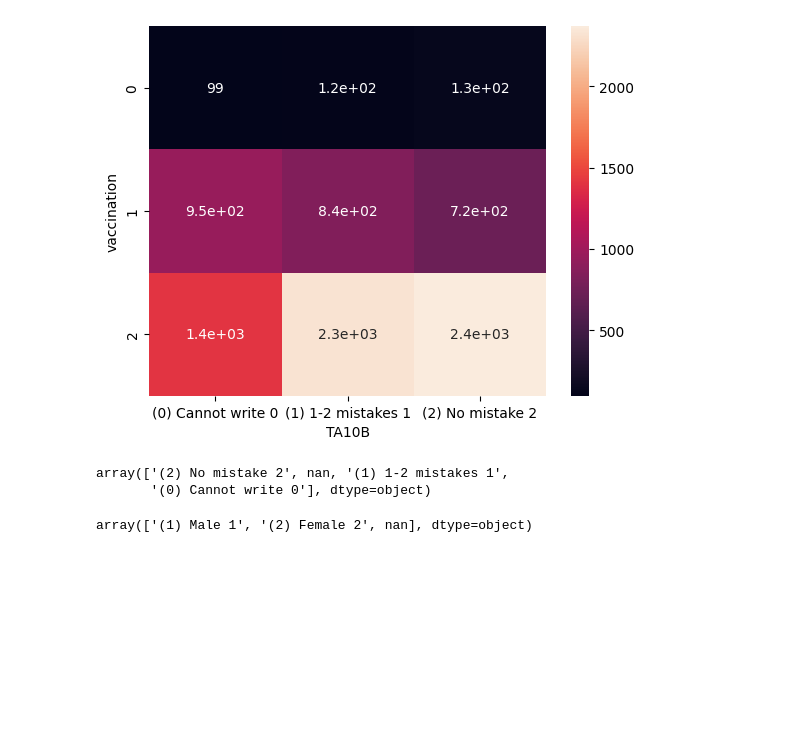
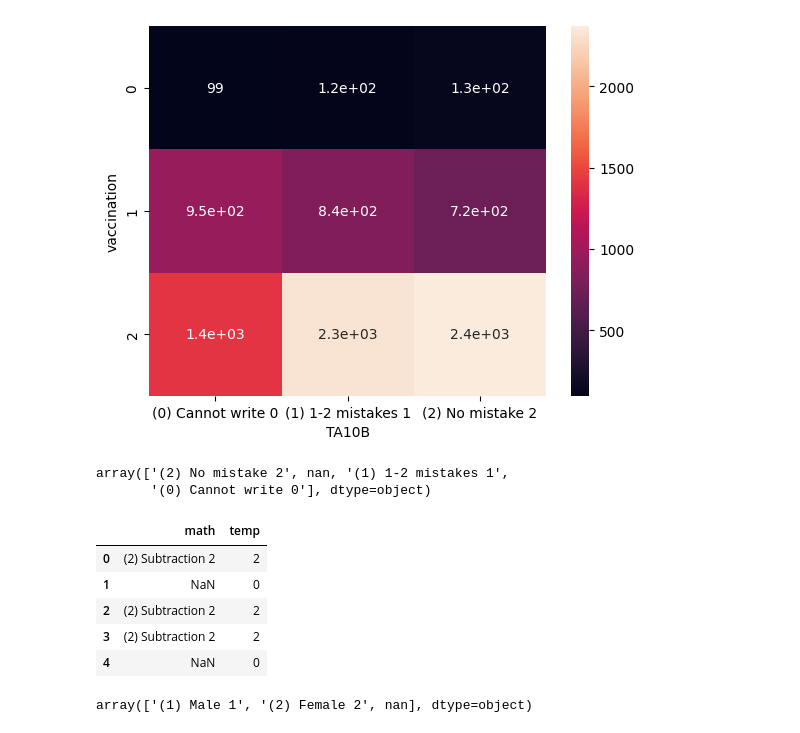
Before and after one commit to NamitBhutani/EconometricsAssignment, a Jupyter notebook: merge.ipynb, the cells around one changed output. Saved outputs shown, nothing was run; the diff lists cells and outputs as text; code cells hidden in the pictures; blank space fills up the shorter version.

```diff
--- a/merge.ipynb
+++ b/merge.ipynb
@@ -397,6 +397,15 @@ writing_cols = ['(2) No mistake 2', '(1) 1-2 mistakes 1','(0) Cannot write 0']
 
 for i in writing_cols:
         writing_df.loc[writing_df["writing"] == i , 'temp'] = int(i[-1])
+# %%
+math_df.head()
+# %% [output]
+|  | math | temp |
+| 0 | (2) Subtraction 2 | 2 |
+| 1 | NaN | 0 |
+| 2 | (2) Subtraction 2 | 2 |
+| 3 | (2) Subtraction 2 | 2 |
+| 4 | NaN | 0 |
 # %%
 # Creating Feature Matrices
 vaccination_df = data_indi_2[['vaccination','HHID']]
```
Also changed, not shown: parts of 5 cells of this notebook.
